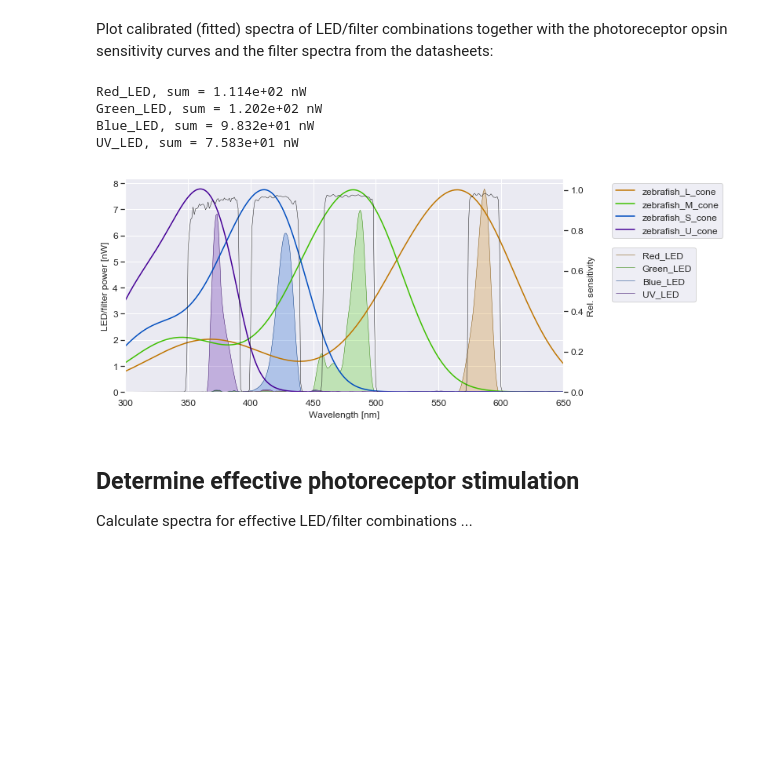
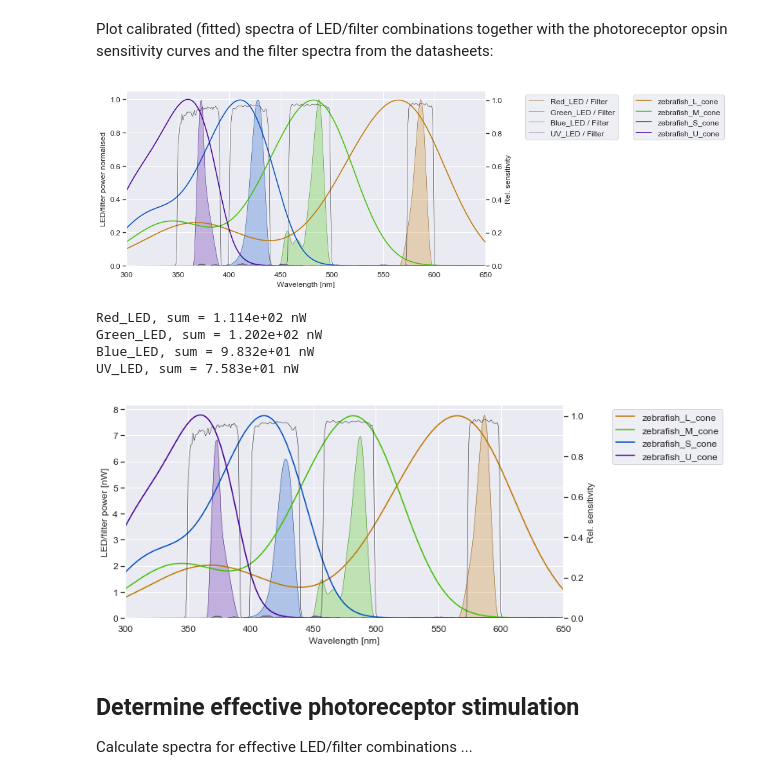
Before and after one commit to eulerlab/open-visual-stimulator, a Jupyter notebook: calibration_zebrafish/stimulator_calibration.ipynb, the cells around one changed output. Cells and saved outputs as stored; diff of their text form; code cells hidden in the pictures; blank space fills up the shorter version.

```diff
--- a/calibration_zebrafish/stimulator_calibration.ipynb
+++ b/calibration_zebrafish/stimulator_calibration.ipynb
@@ -351,6 +402,39 @@ print("Illuminated area is {0:.3e} µm2 (= {1:.3} cm²)".format(A_detect_um2, A_
 Illuminated area is 7.088e+07 µm2 (= 0.709 cm²)
 # %% [markdown]
 Plot calibrated (fitted) spectra of LED/filter combinations together with the photoreceptor opsin sensitivity curves and the filter spectra from the datasheets:
+# %%
+fig, ax1 = plt.subplots()
+ax2      = ax1.twinx()
+
+for iLED, LED in enumerate(LEDs):
+    col_lo = spc.wavelength_to_rgb(LED["peak_nm"], darker=0.5)
+    col_hi = spc.wavelength_to_rgb(LED["peak_nm"], darker=0.8)
+    tempLbl = LED["name"] +" / Filter"
+    ax1.plot(Wavelength, LED["LED_spect"], color=col_lo, label=tempLbl, linewidth=0.5)
+    ax1.fill(Wavelength, LED["LED_spect"], facecolor=col_hi, alpha=0.25)
+
+for PR in PRs:
+    if len(PR["spect"]) > 0:
+        col = spc.wavelength_to_rgb(PR["peak_nm"], darker=0.75)
+        ax2.plot(x_wavelen_nm, PR["spect"], color=col, label=PR["name"])
+
+ax1.set_xlabel("Wavelength [nm]")
+ax1.set_ylabel("LED/filter power normalised")
+ax1.legend(bbox_to_anchor=(1.10, 1), loc="upper left")
+ax1.set_ylim(bottom=0)
+
+plt.plot(WaveRed,Filter_Red,'k',linewidth=0.5)
+plt.plot(WaveGreen,Filter_Green,'k',linewidth=0.5)
+plt.plot(WaveBlue,Filter_Blue,'k',linewidth=0.5)
+plt.plot(WaveUV,Filter_UV,'k',linewidth=0.5)
+
+ax2.set_ylabel("Rel. sensitivity")
+ax2.legend(bbox_to_anchor=(1.40, 1), loc="upper left")
+ax2.set_ylim(bottom=0)
+ax2.grid(False)
+ax2.set_xlim((300, 650));
+# %% [output]
+[figure, added]
 # %%
 fig, ax1 = plt.subplots()
 ax2      = ax1.twinx()
@@ -371,13 +455,12 @@ for LED in LEDs:
 
 ax1.set_xlabel("Wavelength [nm]")
 ax1.set_ylabel("LED/filter power [nW]")
-ax1.legend(bbox_to_anchor=(1.10, 0.7), loc="upper left")
 ax1.set_ylim(bottom=0)
 
-plt.plot(wavelength,Filter_Red,'k',linewidth=0.5)
-plt.plot(wavelength,Filter_Green,'k',linewidth=0.5)
-plt.plot(wavelength,Filter_Blue,'k',linewidth=0.5)
-plt.plot(wavelength,Filter_UV,'k',linewidth=0.5)
+plt.plot(WaveRed,Filter_Red,'k',linewidth=0.5)
+plt.plot(WaveGreen,Filter_Green,'k',linewidth=0.5)
+plt.plot(WaveBlue,Filter_Blue,'k',linewidth=0.5)
+plt.plot(WaveUV,Filter_UV,'k',linewidth=0.5)
 
 ax2.set_ylabel("Rel. sensitivity")
 ax2.set_ylim(bottom=0)
@@ -392,7 +475,7 @@ Red_LED, sum = 1.114e+02 nW
 Green_LED, sum = 1.202e+02 nW
 Blue_LED, sum = 9.832e+01 nW
 UV_LED, sum = 7.583e+01 nW
-[figure, old version]
+[figure, new version]
 # %% [markdown]
 ## Determine effective photoreceptor stimulation
 
```
Also changed, not shown: parts of 32 cells of this notebook, 6 other files.
